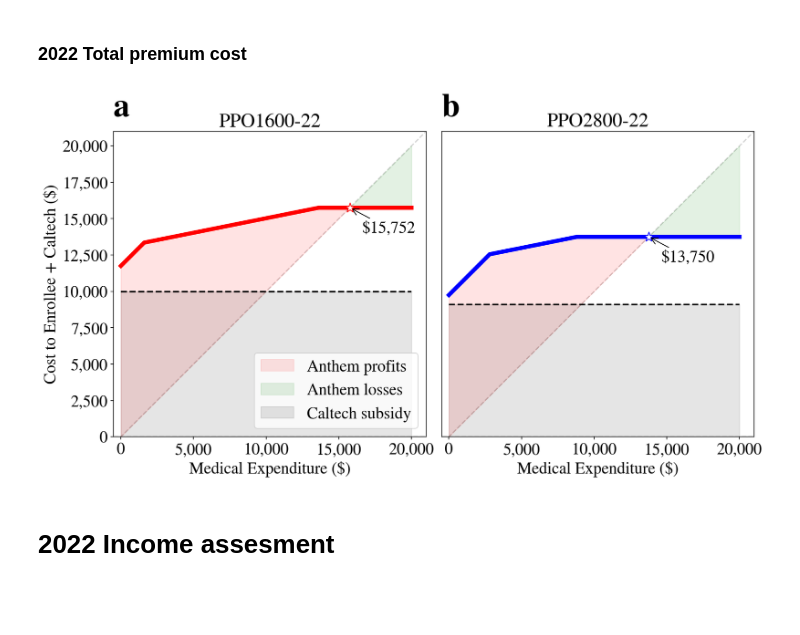
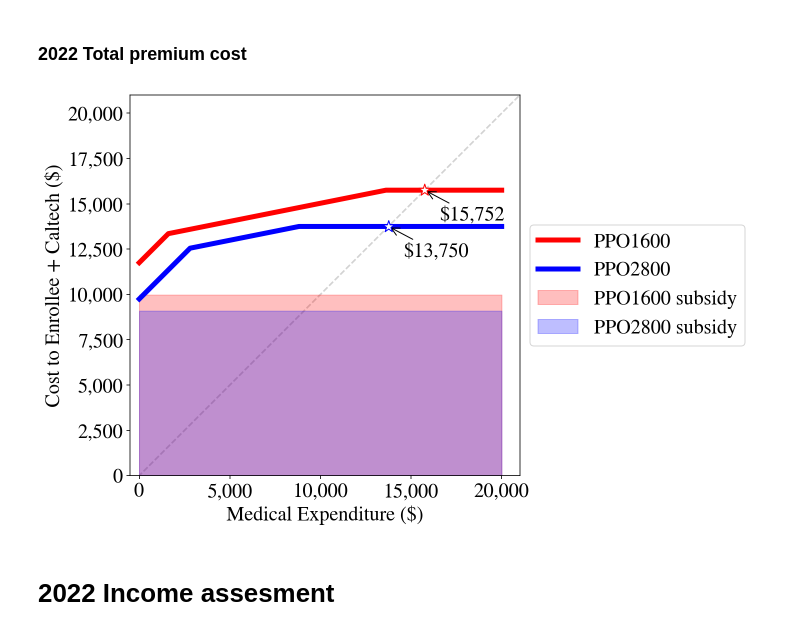
Before and after one commit to sbooeshaghi/health-insurance, a Jupyter notebook: healthcare_costs.ipynb, the cells around one changed output. Cells and saved outputs as stored; diff of their text form; code cells hidden in the pictures; blank space fills up the shorter version.

Commit message:
cleanup plots

```diff
--- a/healthcare_costs.ipynb
+++ b/healthcare_costs.ipynb
@@ -249,11 +249,10 @@ tax(64_480, 0), tax(64_480, 1_000), (tax(64_480, 0) - tax(64_480, 1_000))
 # %% [markdown]
 ### 2022 Total premium cost
 # %%
-fig, axs = plt.subplots(figsize=(14,7), ncols=2)
+fig, ax = plt.subplots(figsize=(7,7))
 fig.subplots_adjust(hspace=0, wspace=0.05)
 
 ## First plan
-ax = axs[0]
 plan="PPO1600-22"
 premium, deductible, oopm, norm, sub = (
     plans[plan]["premium"],
@@ -268,11 +267,10 @@ premium += sub
 color = "red"
 
 y1 = np.array([insurance_cost(i, premium, deductible, oopm) for i in x])
-ax.plot(x, y1, color=color, linewidth=5)
+ax.plot(x, y1, color=color, linewidth=5, label=plan.split("-")[0])
 breakevenidx = np.where(x > y1)[0][0]
 breakeven = x[breakevenidx]
 ax.scatter(breakeven, breakeven, marker="*", edgecolor=color, s=150, zorder=10, color="white")
-ax.plot(x, len(x)*[sub], color="k", linewidth=2, linestyle="--")
 ax.annotate(f"${breakeven:,.0f}",
             xy=(breakeven, breakeven), xycoords='data',
             xytext=(15, -30), textcoords='offset points',
@@ -280,34 +278,16 @@ ax.annotate(f"${breakeven:,.0f}",
             )
 # # Difference
 
-ax.fill_between(x[:breakevenidx], y1[:breakevenidx],x[:breakevenidx], color="red", label="Anthem profits", alpha=0.11) # Diff in price
-ax.fill_between(x[breakevenidx:], y1[breakevenidx:],x[breakevenidx:], color="green", label="Anthem losses", alpha=0.11) # Diff in price
-ax.fill_between(x, len(x)*[0], len(x)*[sub], color="black", alpha=0.1, label="Caltech subsidy")
+ax.fill_between(x, len(x)*[0], len(x)*[sub], color=color, alpha=0.25, label=f"{plan.split('-')[0]} subsidy")
 
-ax.axhline(y=0, color="black", linestyle="--")
 yex(ax)
 ax.xaxis.set_major_formatter(mpl.ticker.StrMethodFormatter('{x:,.0f}'))
 ax.yaxis.set_major_formatter(mpl.ticker.StrMethodFormatter('{x:,.0f}'))
 
 
-# plot settings
-
-ax.set(**{
-    "xlabel": "Medical Expenditure ($)",
-    "ylabel": "Cost to Enrollee + Caltech ($)",
-    "title": plan,
-    "ylim": 0,
-    "xlim": -500
-})
 
 
-ax.legend()
-
-ax.text(0, 1.05, string.ascii_lowercase[0], transform=ax.transAxes,
-        size=40, weight='bold')
-
 ##### Second Plan
-ax = axs[1]
 plan="PPO2800-22"
 premium, deductible, oopm, norm, sub = (
     plans[plan]["premium"],
@@ -322,47 +302,41 @@ premium += sub
 color = "blue"
 
 y1 = np.array([insurance_cost(i, premium, deductible, oopm) for i in x])
-ax.plot(x, y1, label=plan, color=color, linewidth=5)
+ax.plot(x, y1, label=plan.split("-")[0], color=color, linewidth=5)
 breakevenidx = np.where(x > y1)[0][0]
 breakeven = x[breakevenidx]
 ax.scatter(breakeven, breakeven, marker="*", edgecolor=color, s=150, zorder=10, color="white")
-ax.plot(x, len(x)*[sub], color="k", linewidth=2, linestyle="--")
 ax.annotate(f"${breakeven:,.0f}",
             xy=(breakeven, breakeven), xycoords='data',
             xytext=(15, -30), textcoords='offset points',
             arrowprops=dict(arrowstyle="->", color='black')
             )
 
 # # Difference
 
-ax.fill_between(x[:breakevenidx], y1[:breakevenidx],x[:breakevenidx], color="red", label="Anthem profits", alpha=0.11) # Diff in price
-ax.fill_between(x[breakevenidx:], y1[breakevenidx:],x[breakevenidx:], color="green", label="Anthem losses", alpha=0.11) # Diff in price
-ax.fill_between(x, len(x)*[0], len(x)*[sub], color="black", alpha=0.1, label="Caltech subsidy")
+ax.fill_between(x, len(x)*[0], len(x)*[sub], color=color, alpha=0.25, label=f"{plan.split('-')[0]} subsidy")
 
-ax.axhline(y=0, color="black", linestyle="--")
 yex(ax)
 ax.xaxis.set_major_formatter(mpl.ticker.StrMethodFormatter('{x:,.0f}'))
 ax.yaxis.set_major_formatter(mpl.ticker.StrMethodFormatter('{x:,.0f}'))
 
 
 # plot settings
 
 ax.set(**{
     "xlabel": "Medical Expenditure ($)",
-    "title": plan,
-    "yticklabels": [],
-    "yticks": [],
+    "ylabel": "Cost to Enrollee + Caltech ($)",
     "ylim": 0,
     "xlim": -500
 })
 
-ax.text(0, 1.05, string.ascii_lowercase[1], transform=ax.transAxes,
-        size=40, weight='bold')
+
+ax.legend(loc='center left', bbox_to_anchor=(1, 0.5))
 
 fig.savefig("breakeven-22.png", dpi=300, bbox_inches="tight")
 fig.show()
 # %% [output]
-[figure, old version]
+[figure, new version]
 # %% [markdown]
 # 2022 Income assesment
 # %% [markdown]
```
Also changed, not shown: parts of 1 cell of this notebook.
